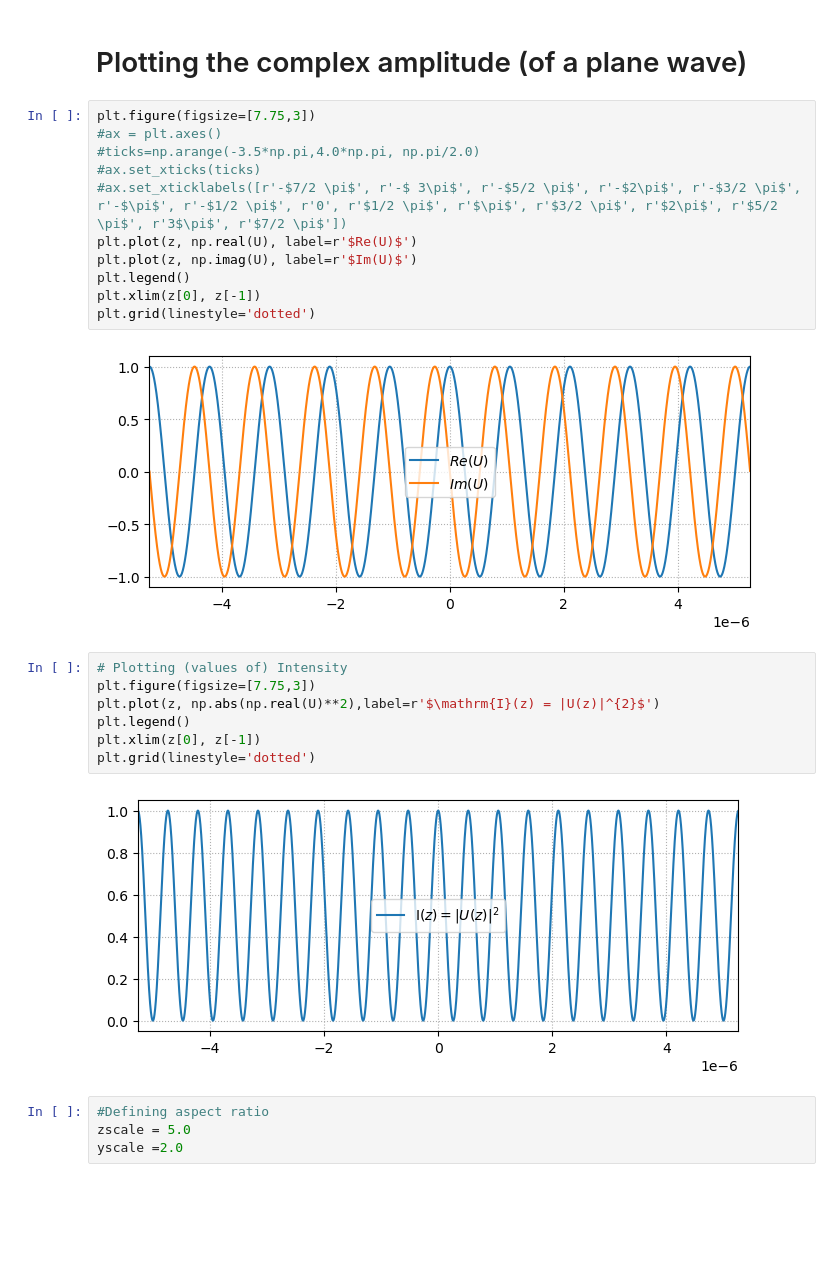
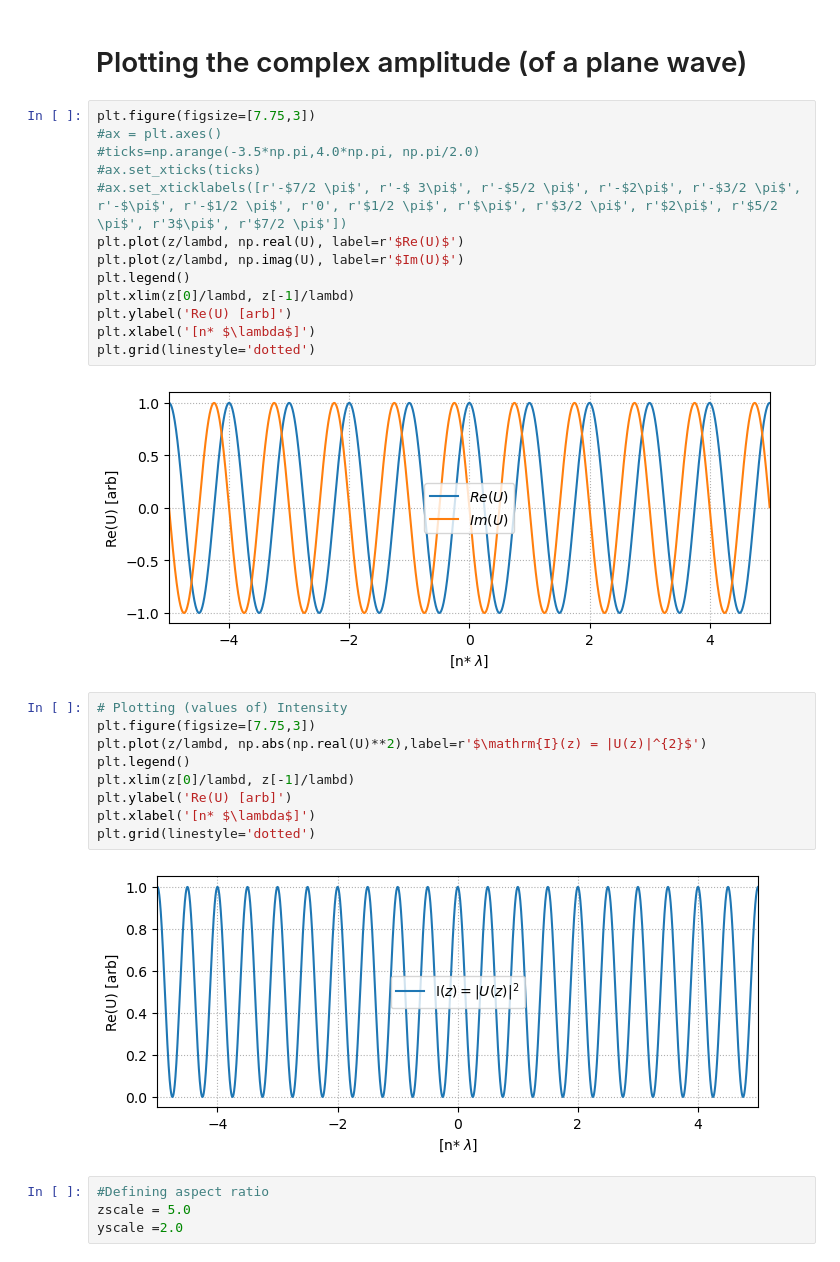
Before and after one commit to dancvan/fop_journalclub, a Jupyter notebook: modules/beam_optics.ipynb, the cells around one changed output. Drawn from its saved outputs; the diff is of its cells as text; blank space fills up the shorter version.

```diff
--- a/modules/beam_optics.ipynb
+++ b/modules/beam_optics.ipynb
@@ -19,25 +19,29 @@ U = A*np.exp(-1j*k*z)
 # %%
 plt.figure(figsize=[7.75,3])
 #ax = plt.axes()
 #ticks=np.arange(-3.5*np.pi,4.0*np.pi, np.pi/2.0)
 #ax.set_xticks(ticks)
 #ax.set_xticklabels([r'-$7/2 \pi$', r'-$ 3\pi$', r'-$5/2 \pi$', r'-$2\pi$', r'-$3/2 \pi$', r'-$\pi$', r'-$1/2 \pi$', r'0', r'$1/2 \pi$', r'$\pi$', r'$3/2 \pi$', r'$2\pi$', r'$5/2 \pi$', r'3$\pi$', r'$7/2 \pi$'])
-plt.plot(z, np.real(U), label=r'$Re(U)$')
-plt.plot(z, np.imag(U), label=r'$Im(U)$')
+plt.plot(z/lambd, np.real(U), label=r'$Re(U)$')
+plt.plot(z/lambd, np.imag(U), label=r'$Im(U)$')
 plt.legend()
-plt.xlim(z[0], z[-1])
+plt.xlim(z[0]/lambd, z[-1]/lambd)
+plt.ylabel('Re(U) [arb]')
+plt.xlabel('[n* $\lambda$]')
 plt.grid(linestyle='dotted')
 # %% [output]
-[figure, old version]
+[figure, new version]
 # %%
 # Plotting (values of) Intensity
 plt.figure(figsize=[7.75,3])
-plt.plot(z, np.abs(np.real(U)**2),label=r'$\mathrm{I}(z) = |U(z)|^{2}$')
+plt.plot(z/lambd, np.abs(np.real(U)**2),label=r'$\mathrm{I}(z) = |U(z)|^{2}$')
 plt.legend()
-plt.xlim(z[0], z[-1])
+plt.xlim(z[0]/lambd, z[-1]/lambd)
+plt.ylabel('Re(U) [arb]')
+plt.xlabel('[n* $\lambda$]')
 plt.grid(linestyle='dotted')
 # %% [output]
-[figure, old version]
+[figure, new version]
 # %%
 #Defining aspect ratio
 zscale = 5.0
```
Also changed, not shown: parts of 5 cells of this notebook, 1 other file.
